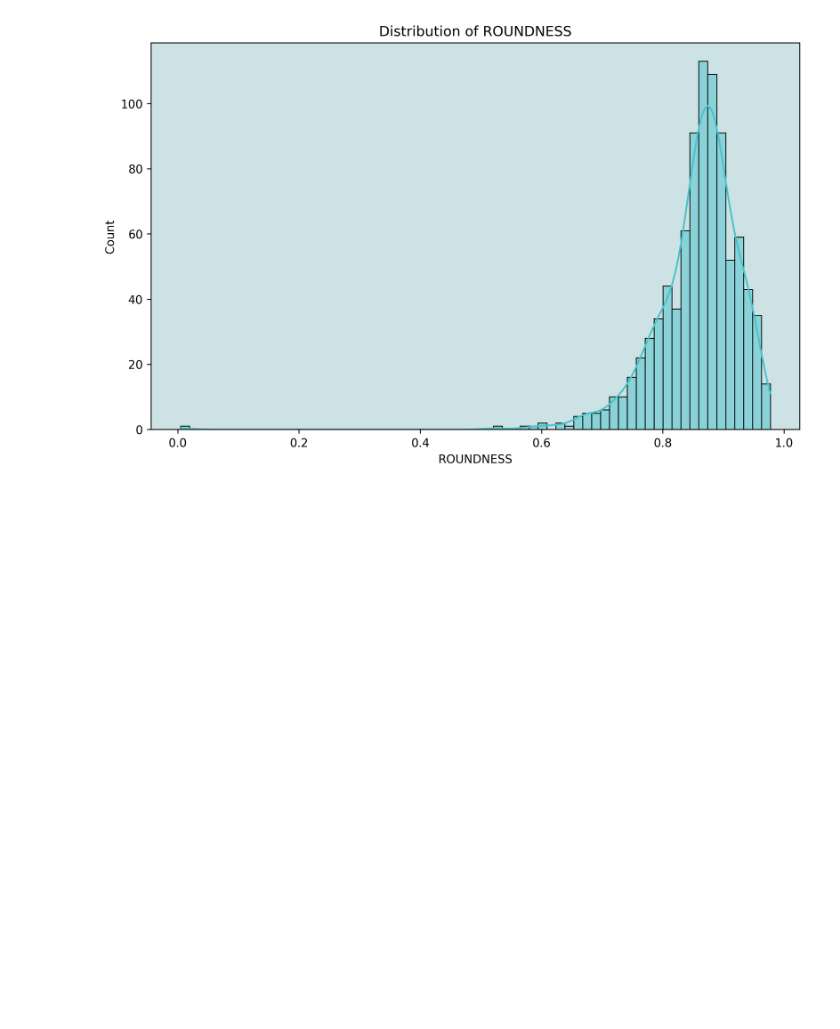
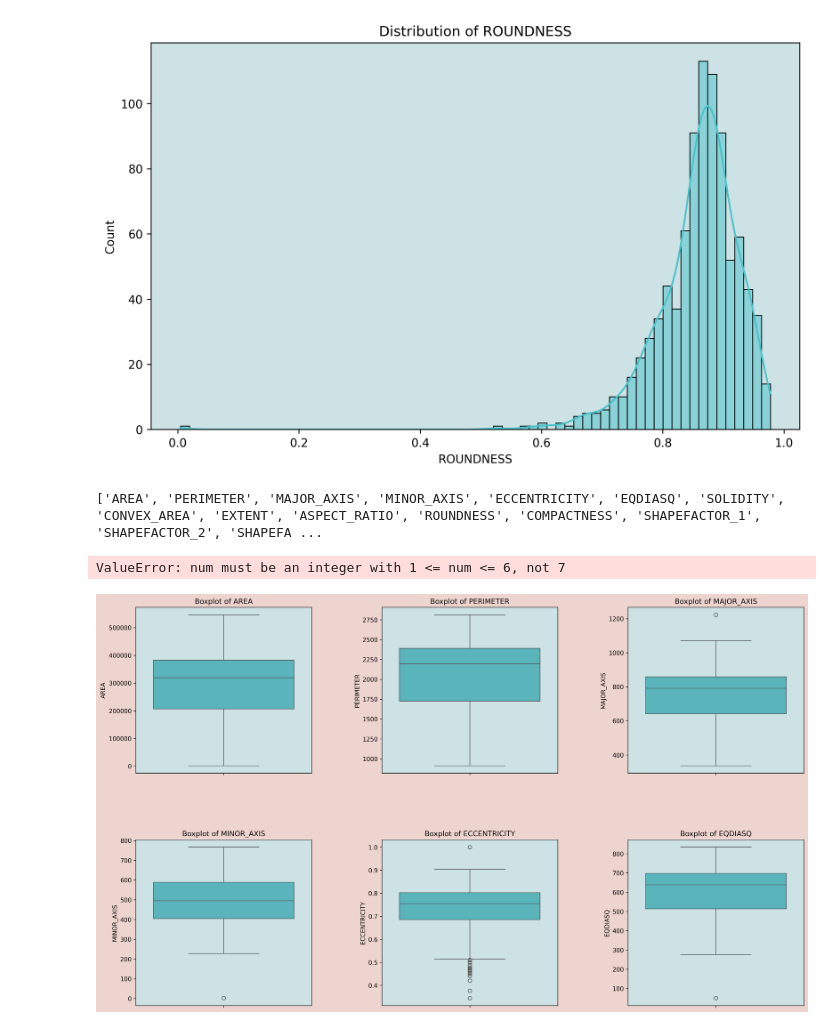
Before and after one commit to mynamescheff/all-projects, a Jupyter notebook: vislearn/frut/Date_Fruit_Datasets/model1.ipynb, the cells around one changed output. Cells and saved outputs as stored; diff of their text form; code cells hidden in the pictures; blank space fills up the shorter version.

```diff
--- a/vislearn/frut/Date_Fruit_Datasets/model1.ipynb
+++ b/vislearn/frut/Date_Fruit_Datasets/model1.ipynb
@@ -144,3 +141,21 @@ for feature in distruibutiion_features:
 [figure]
 [figure]
 [figure]
+# %%
+#outliers
+list_col = list(df.columns)
+list_col.remove('Class')
+
+print(list_col)
+# %% [output]
+['AREA', 'PERIMETER', 'MAJOR_AXIS', 'MINOR_AXIS', 'ECCENTRICITY', 'EQDIASQ', 'SOLIDITY', 'CONVEX_AREA', 'EXTENT', 'ASPECT_RATIO', 'ROUNDNESS', 'COMPACTNESS', 'SHAPEFACTOR_1', 'SHAPEFACTOR_2', 'SHAPEFA ...
+# %%
+fig = plt.figure(figsize=(20,12), facecolor='#EED4CF')
+fig.subplots_adjust(hspace=0.4, wspace=0.4)
+for i in range(1, len(list_col)+1):
+    ax = fig.add_subplot(2, 3, i)
+    sns.boxplot(y=df[list_col[i-1]], color=colors[0], ax=ax)
+    ax.set_title(f'Boxplot of {list_col[i-1]}')
+# %% [output]
+ValueError: num must be an integer with 1 <= num <= 6, not 7
+[figure, added]
```
Also changed, not shown: parts of 1 cell of this notebook.
